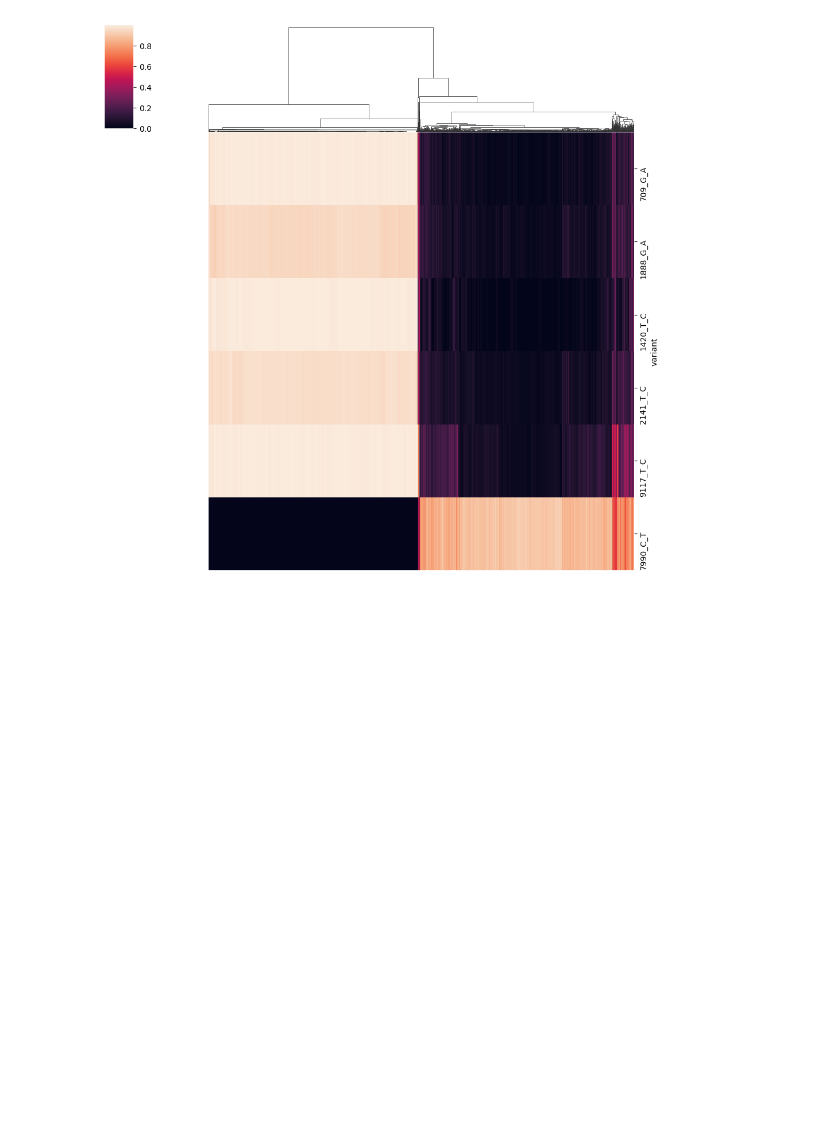
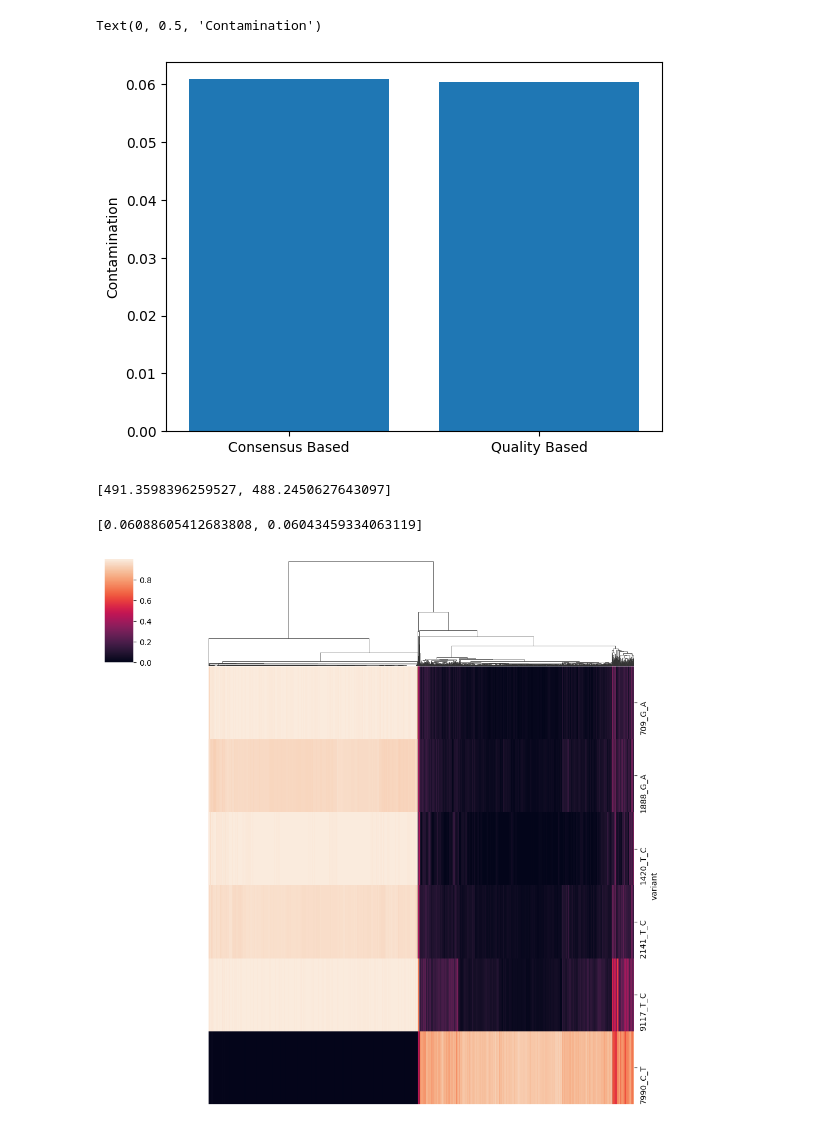
Before and after one commit to jonlevi/smack_notebooks, a Jupyter notebook: maester/maester_analysis.ipynb, the cells around one changed output. Cells and saved outputs as stored; diff of their text form; code cells hidden in the pictures; blank space fills up the shorter version.

```diff
--- a/maester/maester_analysis.ipynb
+++ b/maester/maester_analysis.ipynb
@@ -63,3 +92,17 @@ known_variants = ['709_G_A', '1888_G_A', '1420_T_C', '2141_T_C', '9117_T_C', '79
+# %%
+plt.bar(['Consensus Based', 'Quality Based'],[relative_contamination, relative_contamination_quality])
+plt.ylabel('Contamination')
+# %% [output]
+Text(0, 0.5, 'Contamination')
+[figure, added]
+# %%
+[contamination, contamination_quality]
+# %% [output]
+[491.3598396259527, 488.2450627643097]
+# %%
+[relative_contamination, relative_contamination_quality]
+# %% [output]
+[0.06088605412683808, 0.06043459334063119]
 # %%
 g=sns.clustermap(mixing_heteroplasmy.loc[known_variants],row_cluster=False,xticklabels=False)
 # %% [output]
```
Also changed, not shown: parts of 20 cells of this notebook, 1 other file.
